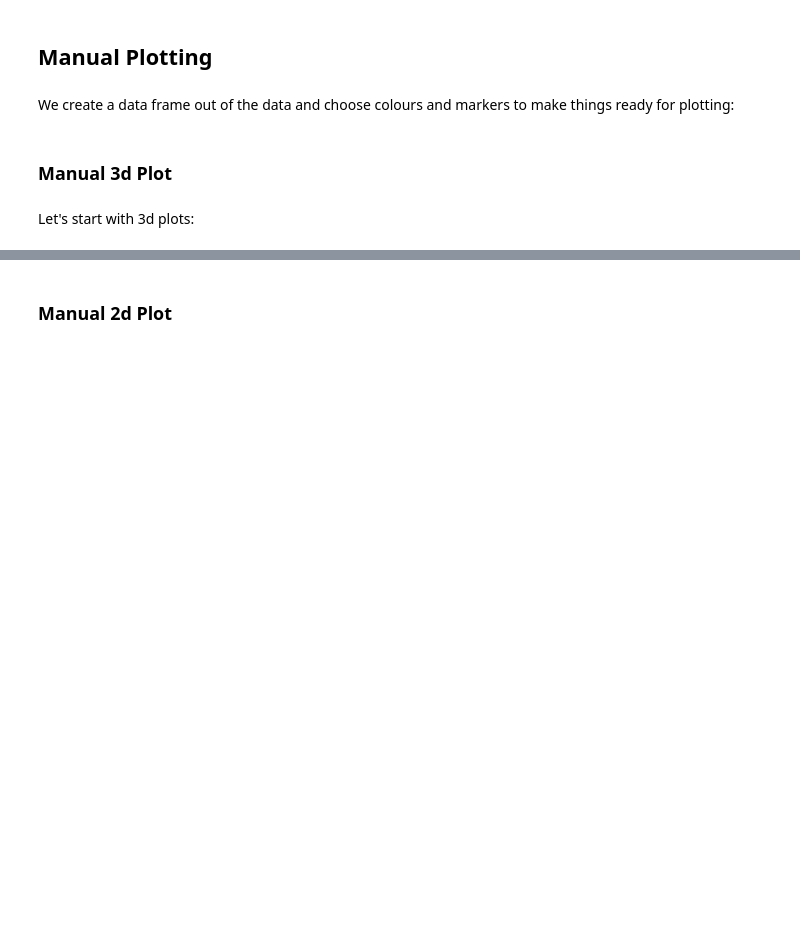
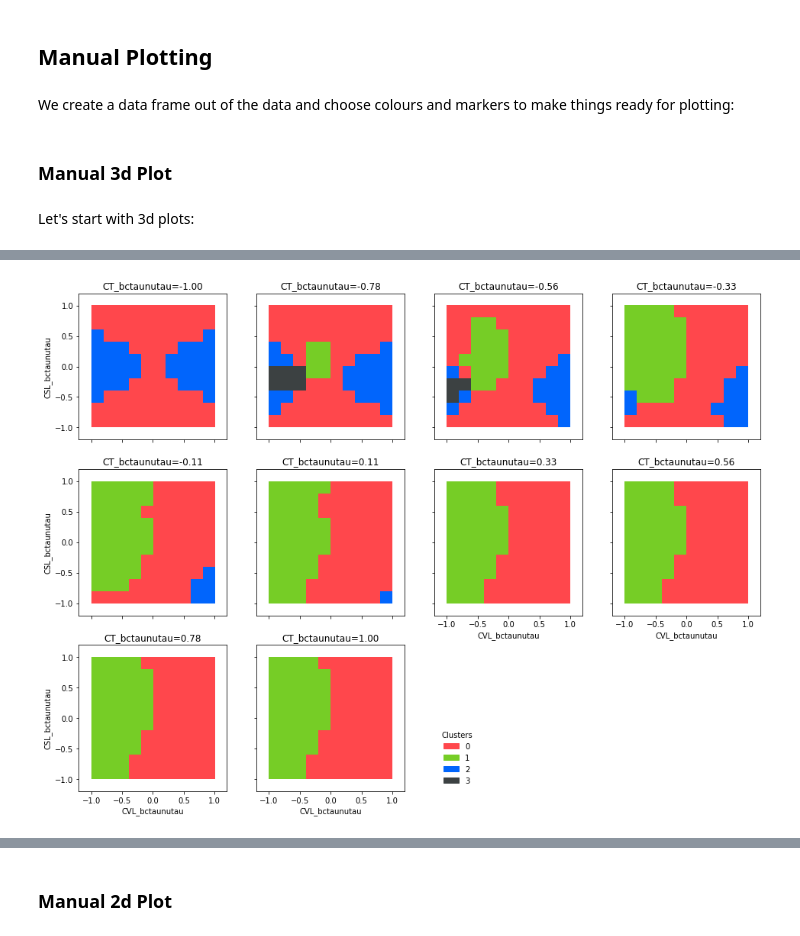
Before and after one commit to clusterking/clusterking, a Jupyter notebook: examples/jupyter_notebooks/003_tutorials_plot_clusters.ipynb, the cells around one changed output, grey strips where cells are left out. Drawn from its saved outputs; the diff is of its cells as text; code cells hidden in the pictures; blank space fills up the shorter version.

```diff
--- a/examples/jupyter_notebooks/003_tutorials_plot_clusters.ipynb
+++ b/examples/jupyter_notebooks/003_tutorials_plot_clusters.ipynb
@@ -40,0 +59,4 @@ Let's start with 3d plots:
+# %%
+cp.fill(['CVL_bctaunutau', 'CSL_bctaunutau'])
+# %% [output]
+[figure, added]
```
Also changed, not shown: parts of 9 cells of this notebook, 5 other files.
